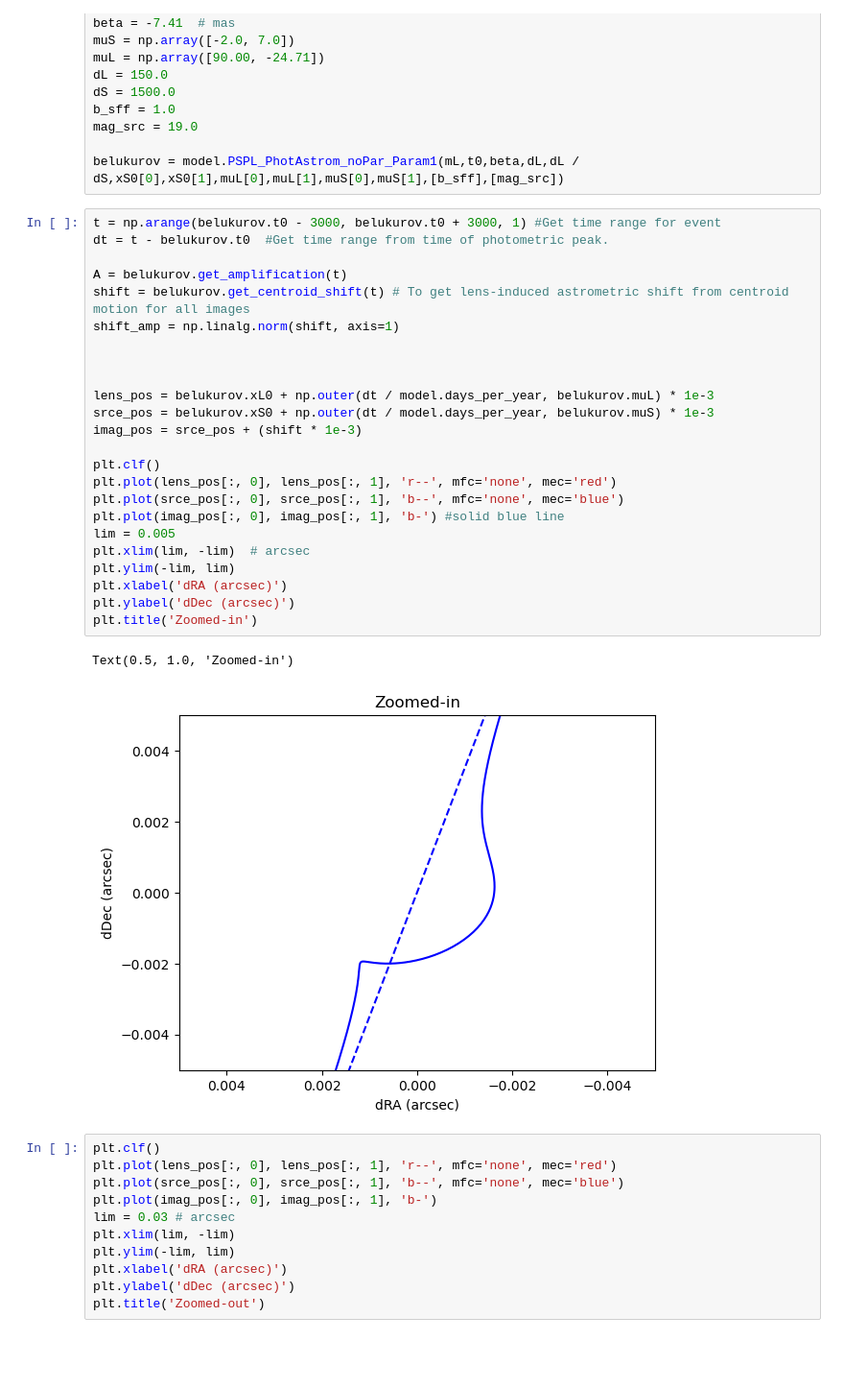
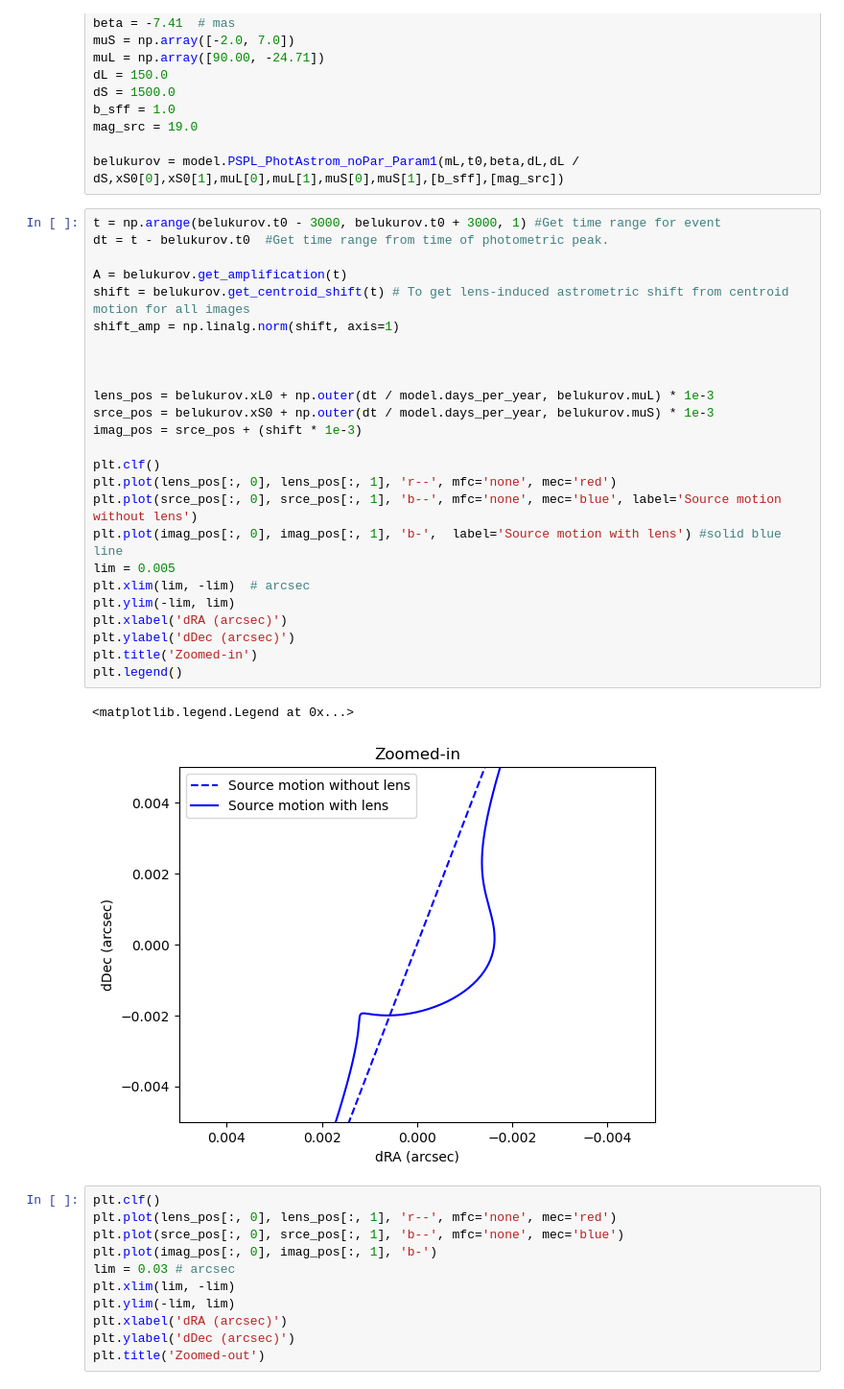
Before and after one commit to loupg1227/ULAB_Loup, a Jupyter notebook: BAGLE_Microlensing-dev/BAGLE_TUTORIAL.ipynb, the cells around one changed output. Shown at 96% size. Drawn from its saved outputs; the diff is of its cells as text; blank space fills up the shorter version.

```diff
--- a/BAGLE_Microlensing-dev/BAGLE_TUTORIAL.ipynb
+++ b/BAGLE_Microlensing-dev/BAGLE_TUTORIAL.ipynb
@@ -246,30 +246,31 @@ belukurov = model.PSPL_PhotAstrom_noPar_Param1(mL,t0,beta,dL,dL / dS,xS0[0],xS0[
 # %%
 t = np.arange(belukurov.t0 - 3000, belukurov.t0 + 3000, 1) #Get time range for event
 dt = t - belukurov.t0  #Get time range from time of photometric peak.
 
 A = belukurov.get_amplification(t)
 shift = belukurov.get_centroid_shift(t) # To get lens-induced astrometric shift from centroid motion for all images
 shift_amp = np.linalg.norm(shift, axis=1)
 
 
 
 lens_pos = belukurov.xL0 + np.outer(dt / model.days_per_year, belukurov.muL) * 1e-3
 srce_pos = belukurov.xS0 + np.outer(dt / model.days_per_year, belukurov.muS) * 1e-3
 imag_pos = srce_pos + (shift * 1e-3)
 
 plt.clf()
 plt.plot(lens_pos[:, 0], lens_pos[:, 1], 'r--', mfc='none', mec='red')
-plt.plot(srce_pos[:, 0], srce_pos[:, 1], 'b--', mfc='none', mec='blue')
-plt.plot(imag_pos[:, 0], imag_pos[:, 1], 'b-') #solid blue line
+plt.plot(srce_pos[:, 0], srce_pos[:, 1], 'b--', mfc='none', mec='blue', label='Source motion without lens')
+plt.plot(imag_pos[:, 0], imag_pos[:, 1], 'b-',  label='Source motion with lens') #solid blue line
 lim = 0.005
 plt.xlim(lim, -lim)  # arcsec
 plt.ylim(-lim, lim)
 plt.xlabel('dRA (arcsec)')
 plt.ylabel('dDec (arcsec)')
 plt.title('Zoomed-in')
+plt.legend()
 # %% [output]
-Text(0.5, 1.0, 'Zoomed-in')
+<matplotlib.legend.Legend at 0x...>
-[figure, old version]
+[figure, new version]
 # %%
 plt.clf()
 plt.plot(lens_pos[:, 0], lens_pos[:, 1], 'r--', mfc='none', mec='red')
```
Also changed, not shown: parts of 1 cell of this notebook, 3 other files.
